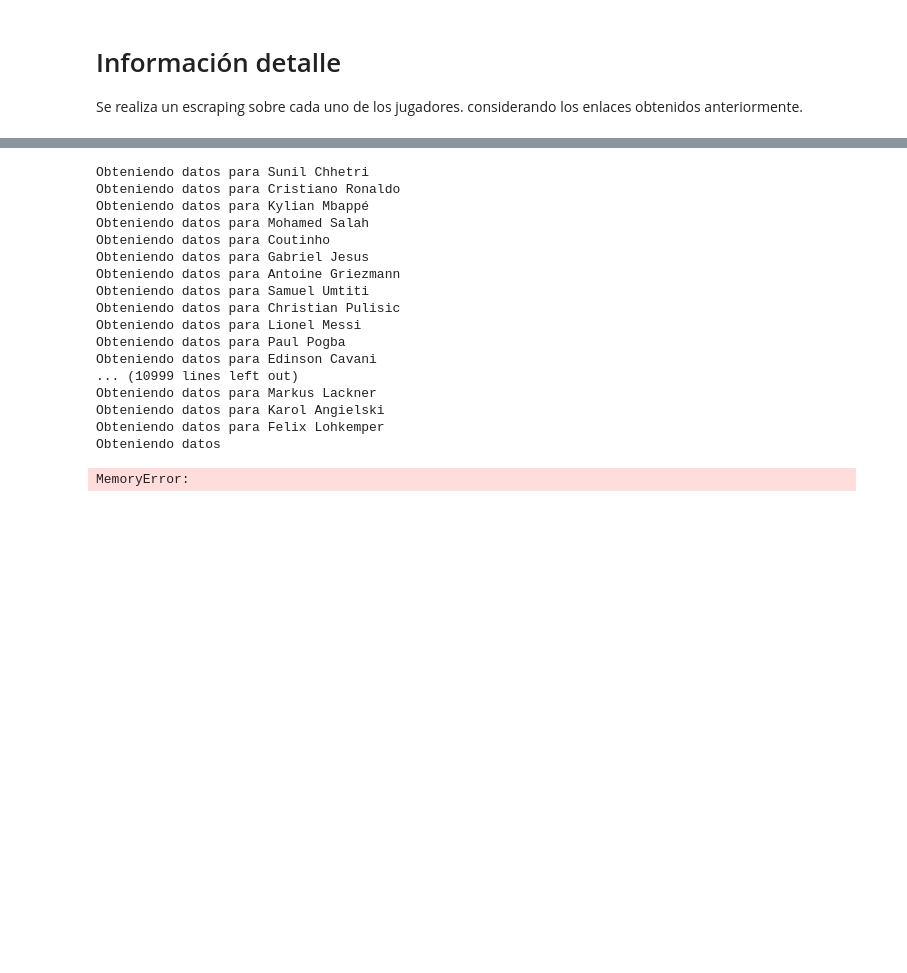
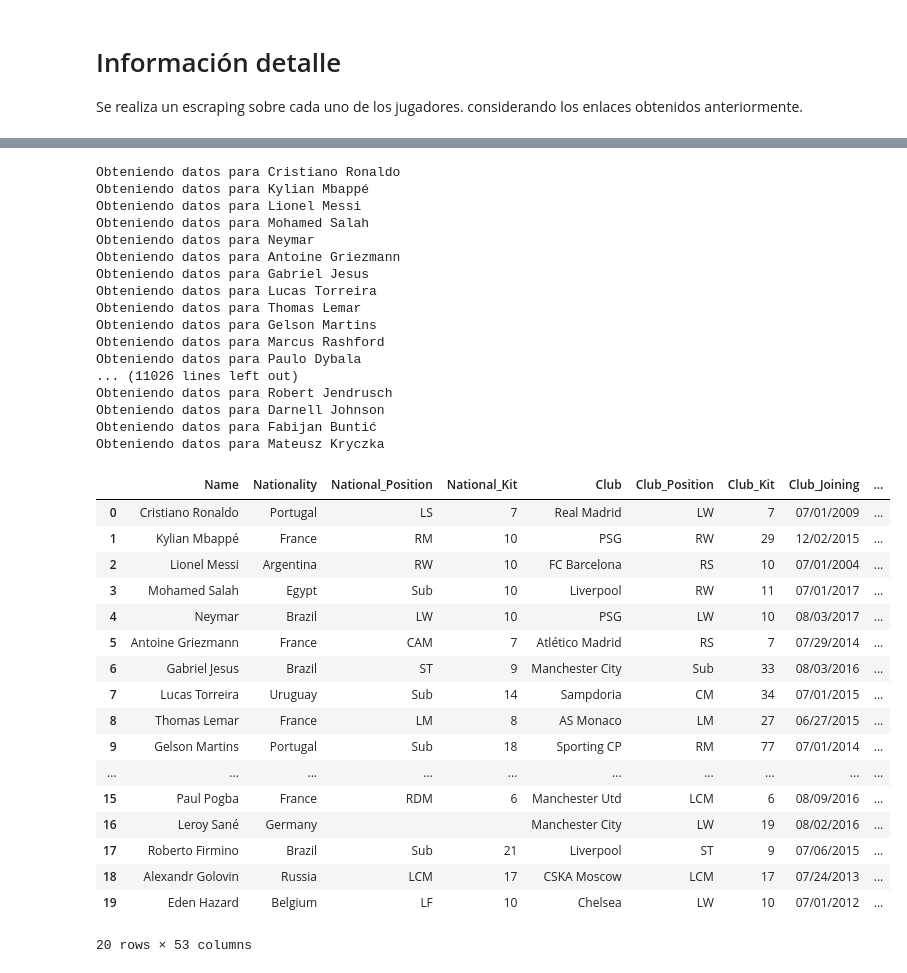
Before and after one commit to CamiloAguilar/Fifa_WorldCup_predictions, a Jupyter notebook: scraping/scraper_details_FIFA.ipynb, the cells around one changed output, grey strips where cells are left out. Drawn from its saved outputs; the diff is of its cells as text; code cells hidden in the pictures; blank space fills up the shorter version.

```diff
--- a/scraping/scraper_details_FIFA.ipynb
+++ b/scraping/scraper_details_FIFA.ipynb
@@ -16,3 +14,11 @@ proxies = {
 }
 
 page = requests.get(url)
+# %%
+countries = ["Argentina", "Australia", "Belgium", "Brazil", "Colombia", "Costa Rica", "Croatia", "Denmark", "Egypt",
+             "England", "France", "Germany", "Iceland", "Iran", "Japan", "Korea Republic", "Mexico", "Morocco", "Nigeria",
+             "Panama", "Peru", "Poland", "Portugal", "Russia", "Saudi Arabia", "Senegal", "Serbia", "Spain", "Sweden",
+             "Switzerland", "Tunisia", "Uruguay"]
+
+df = pd.read_csv("jugadores_enlaces.csv")
+df.head()
@@ -18,0 +32,15 @@ page = requests.get(url)
+# %%
+# filtro de jugadores de países mundialistas
+booleans = []
+for i in df.Country:
+    if i in countries:
+        booleans.append(True)
+    else:
+        booleans.append(False)
+
+filtro = pd.Series(booleans)
+
+df = df[filtro]
+df = df.reset_index()
+df = df.drop(columns=['Country', 'index'])
+df.head(10)
@@ -74,10 +123,13 @@ GK_Reflexes = []
 min = 0
 max = len(df['Name'])
 for i in range(min, max):
+    #print(i)
     Name.append(df['Name'][i])
     url_temp = url+df['url'][i]
+    #print("url: " + url_temp)
     while(True):
-        print("Obteniendo datos para "+df['Name'][i])
+        #if(i%100 == 0):
+        print("Obteniendo datos para " + df['Name'][i])
         try:
             #page = requests.get(url_temp,proxies=proxies)
             page = requests.get(url_temp)
@@ -387,23 +439,21 @@ for i in range(min, max):
     df1 = df1[cols]
 
 print(df1[['Name','Nationality','Rating']])
-df1.to_csv('FullD_details.csv', index = False, encoding = 'utf-8')
 # %% [output]
-Obteniendo datos para Sunil Chhetri
 Obteniendo datos para Cristiano Ronaldo
 Obteniendo datos para Kylian Mbappé
+Obteniendo datos para Lionel Messi
 Obteniendo datos para Mohamed Salah
-Obteniendo datos para Coutinho
+Obteniendo datos para Neymar
+Obteniendo datos para Antoine Griezmann
 Obteniendo datos para Gabriel Jesus
-Obteniendo datos para Antoine Griezmann
-Obteniendo datos para Samuel Umtiti
-Obteniendo datos para Christian Pulisic
-Obteniendo datos para Lionel Messi
-Obteniendo datos para Paul Pogba
-Obteniendo datos para Edinson Cavani
-... (10999 lines left out)
-Obteniendo datos para Markus Lackner
-Obteniendo datos para Karol Angielski
-Obteniendo datos para Felix Lohkemper
-Obteniendo datos
+Obteniendo datos para Lucas Torreira
+Obteniendo datos para Thomas Lemar
+Obteniendo datos para Gelson Martins
+Obteniendo datos para Marcus Rashford
+Obteniendo datos para Paulo Dybala
+... (11026 lines left out)
+Obteniendo datos para Robert Jendrusch
+Obteniendo datos para Darnell Johnson
+Obteniendo datos para Fabijan Buntić
+Obteniendo datos para Mateusz Kryczka
-MemoryError:
@@ -409,0 +463,21 @@ MemoryError:
+# %%
+df1.head(20)
+# %% [output]
+|  | Name | Nationality | National_Position | National_Kit | Club | Club_Position | Club_Kit | Club_Joining | ... |
+| 0 | Cristiano Ronaldo | Portugal | LS | 7 | Real Madrid | LW | 7 | 07/01/2009 | ... |
+| 1 | Kylian Mbappé | France | RM | 10 | PSG | RW | 29 | 12/02/2015 | ... |
+| 2 | Lionel Messi | Argentina | RW | 10 | FC Barcelona | RS | 10 | 07/01/2004 | ... |
+| 3 | Mohamed Salah | Egypt | Sub | 10 | Liverpool | RW | 11 | 07/01/2017 | ... |
+| 4 | Neymar | Brazil | LW | 10 | PSG | LW | 10 | 08/03/2017 | ... |
+| 5 | Antoine Griezmann | France | CAM | 7 | Atlético Madrid | RS | 7 | 07/29/2014 | ... |
+| 6 | Gabriel Jesus | Brazil | ST | 9 | Manchester City | Sub | 33 | 08/03/2016 | ... |
+| 7 | Lucas Torreira | Uruguay | Sub | 14 | Sampdoria | CM | 34 | 07/01/2015 | ... |
+| 8 | Thomas Lemar | France | LM | 8 | AS Monaco | LM | 27 | 06/27/2015 | ... |
+| 9 | Gelson Martins | Portugal | Sub | 18 | Sporting CP | RM | 77 | 07/01/2014 | ... |
+| ... | ... | ... | ... | ... | ... | ... | ... | ... | ... |
+| 15 | Paul Pogba | France | RDM | 6 | Manchester Utd | LCM | 6 | 08/09/2016 | ... |
+| 16 | Leroy Sané | Germany |  |  | Manchester City | LW | 19 | 08/02/2016 | ... |
+| 17 | Roberto Firmino | Brazil | Sub | 21 | Liverpool | ST | 9 | 07/06/2015 | ... |
+| 18 | Alexandr Golovin | Russia | LCM | 17 | CSKA Moscow | LCM | 17 | 07/24/2013 | ... |
+| 19 | Eden Hazard | Belgium | LF | 10 | Chelsea | LW | 10 | 07/01/2012 | ... |
+20 rows × 53 columns
```
Also changed, not shown: parts of 6 cells of this notebook, 5 other files.
